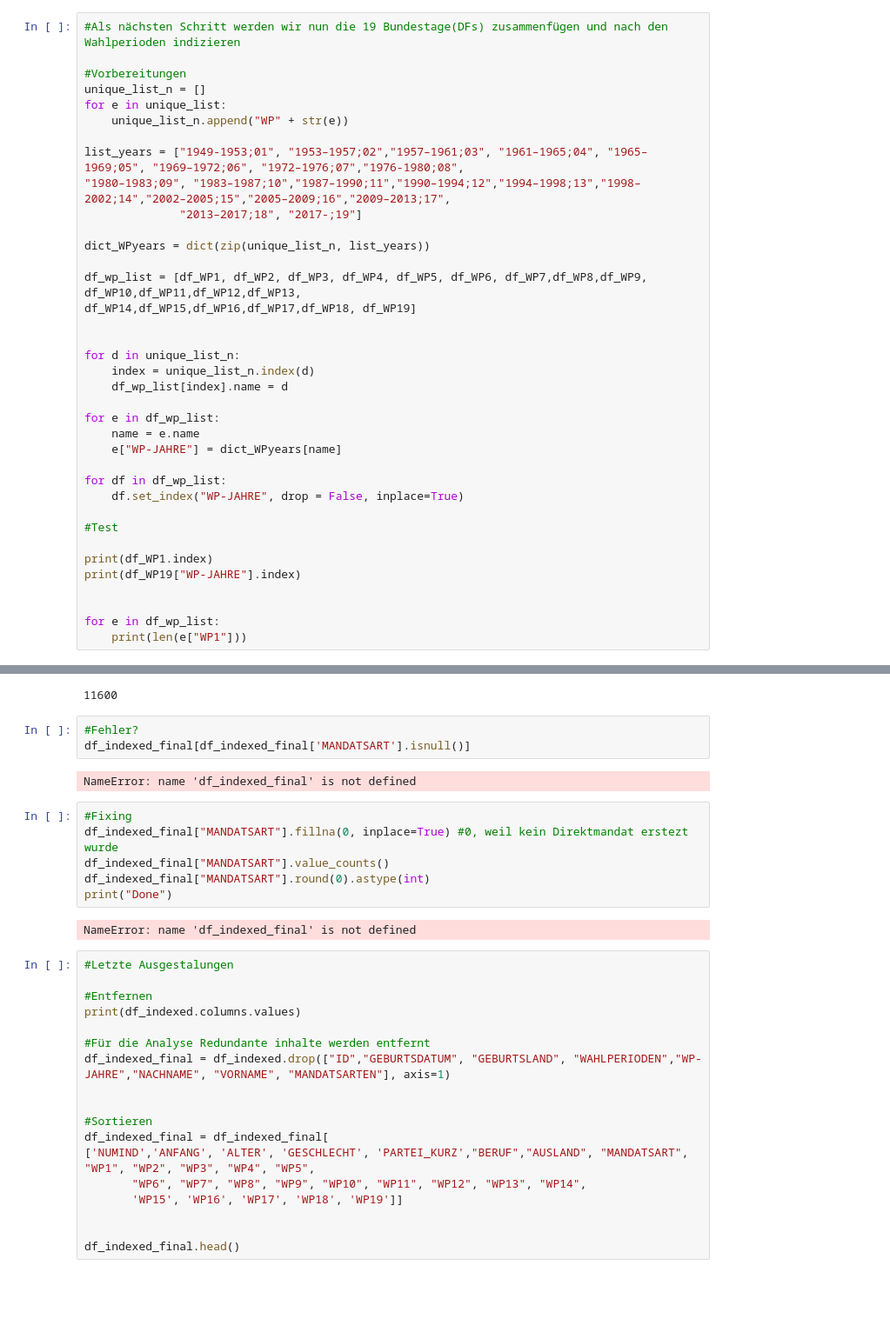
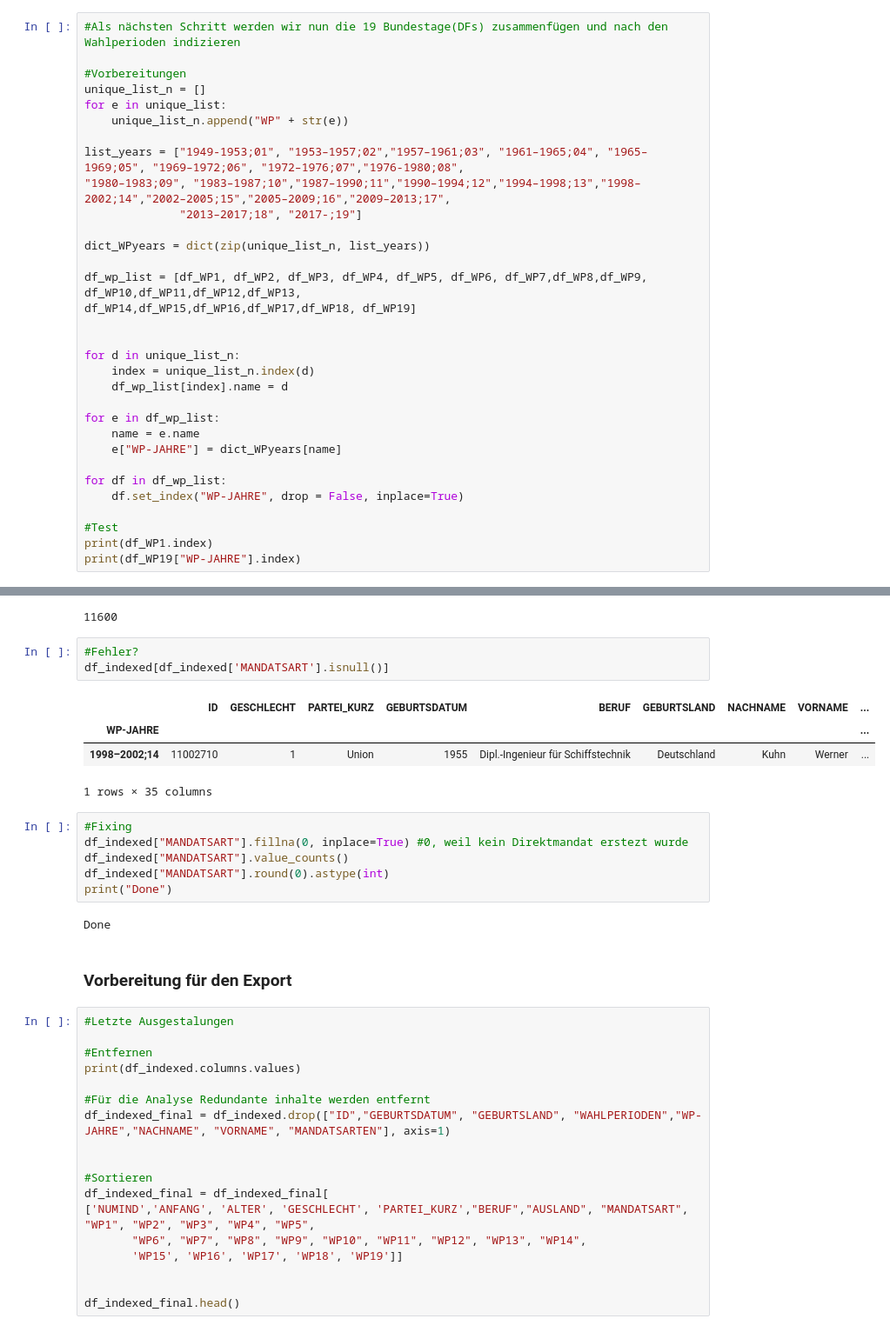
Before and after one commit to techlabsms/project-wt-18-12-Abgeordnetenanalyse, a Jupyter notebook: Cleaning and Extracting.ipynb, the cells around one changed output, grey strips where cells are left out. Shown at 87% size. Drawn from its saved outputs; the diff is of its cells as text; blank space fills up the shorter version.

```diff
--- a/Cleaning and Extracting.ipynb
+++ b/Cleaning and Extracting.ipynb
@@ -556,13 +559,8 @@ for df in df_wp_list:
     df.set_index("WP-JAHRE", drop = False, inplace=True)
 
 #Test
-
 print(df_WP1.index)
 print(df_WP19["WP-JAHRE"].index)
-
-
-for e in df_wp_list:
-    print(len(e["WP1"]))
 # %% [output]
 A value is trying to be set on a copy of a slice from a DataFrame.
 Try using .loc[row_indexer,col_indexer] = value instead
@@ -651,17 +648,22 @@ df_indexed["MANDATSART"] = anewcol
 11600
 # %%
 #Fehler?
-df_indexed_final[df_indexed_final['MANDATSART'].isnull()]
+df_indexed[df_indexed['MANDATSART'].isnull()]
 # %% [output]
+|  | ID | GESCHLECHT | PARTEI_KURZ | GEBURTSDATUM | BERUF | GEBURTSLAND | NACHNAME | VORNAME | ... |
+| WP-JAHRE |  |  |  |  |  |  |  |  | ... |
+| 1998–2002;14 | 11002710 | 1 | Union | 1955 | Dipl.-Ingenieur für Schiffstechnik | Deutschland | Kuhn | Werner | ... |
-NameError: name 'df_indexed_final' is not defined
+1 rows × 35 columns
 # %%
 #Fixing
-df_indexed_final["MANDATSART"].fillna(0, inplace=True) #0, weil kein Direktmandat erstezt wurde
-df_indexed_final["MANDATSART"].value_counts()
-df_indexed_final["MANDATSART"].round(0).astype(int)
+df_indexed["MANDATSART"].fillna(0, inplace=True) #0, weil kein Direktmandat erstezt wurde
+df_indexed["MANDATSART"].value_counts()
+df_indexed["MANDATSART"].round(0).astype(int)
 print("Done")
 # %% [output]
-NameError: name 'df_indexed_final' is not defined
+Done
+# %% [markdown]
+### Vorbereitung für den Export
 # %%
 #Letzte Ausgestalungen
 
```
Also changed, not shown: parts of 9 cells of this notebook, 2 other files.
